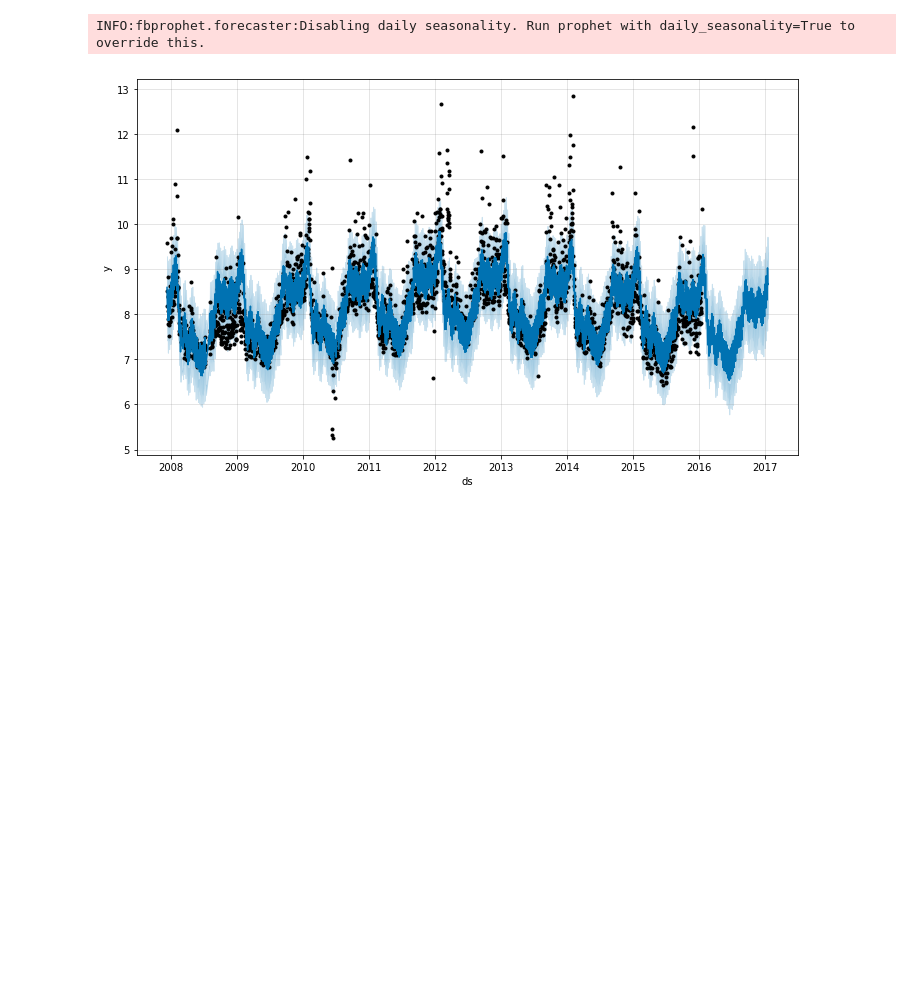
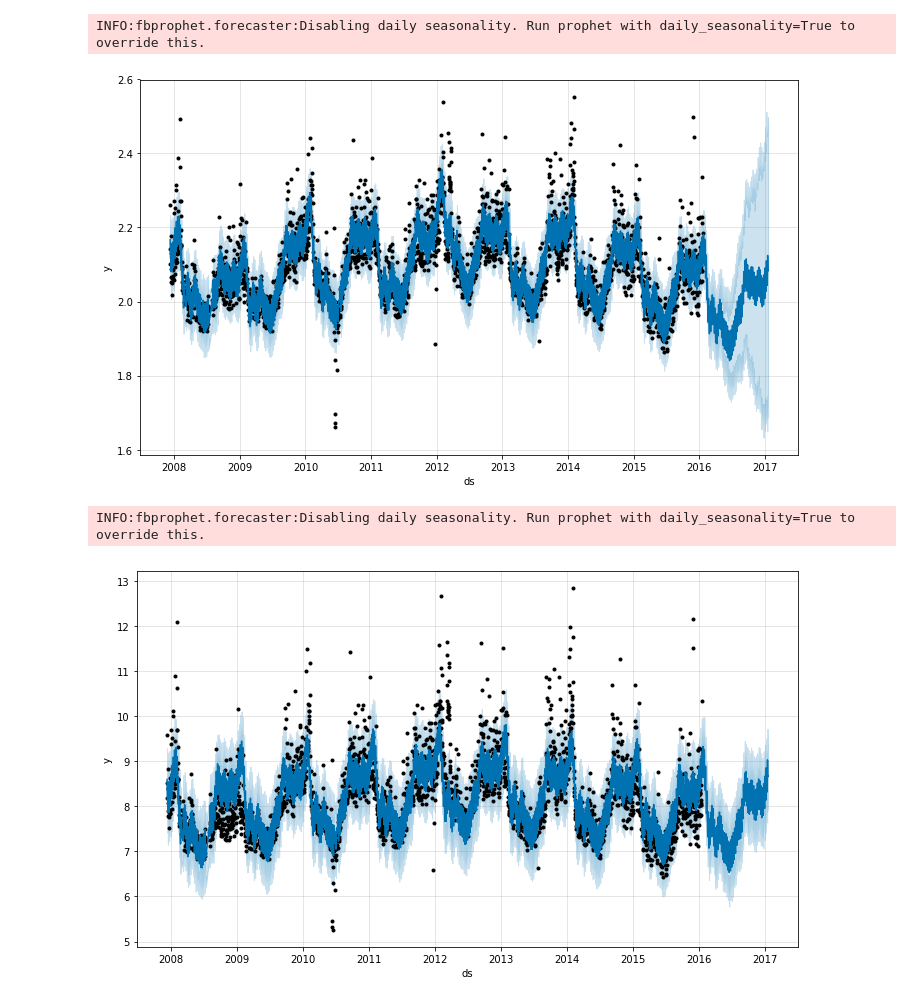
Before and after one commit to quiltdata/reproducible-ml, a Jupyter notebook: prophet/3.TrendChange.ipynb, the cells around one changed output. Saved outputs shown, nothing was run; the diff lists cells and outputs as text; code cells hidden in the pictures; blank space fills up the shorter version.

```diff
--- a/prophet/3.TrendChange.ipynb
+++ b/prophet/3.TrendChange.ipynb
@@ -20,3 +24,14 @@ INFO:fbprophet.forecaster:Disabling daily seasonality. Run prophet with daily_se
+# %%
+df = pdata.peyton_manning()
+df['y'] = np.log(df['y'])
+m = Prophet(changepoint_prior_scale=0.5) # override 0.05 default => more flexible trend
+m.fit(df)
+future = m.make_future_dataframe(periods=365)
+forecast = m.predict(future)
+m.plot(forecast);
+# %% [output]
+INFO:fbprophet.forecaster:Disabling daily seasonality. Run prophet with daily_seasonality=True to override this.
+[figure, added]
 # %%
 #makes changepoints less frequent
 m = Prophet(changepoint_prior_scale=0.001)
```
Also changed, not shown: parts of 2 cells of this notebook, 1 other file.
